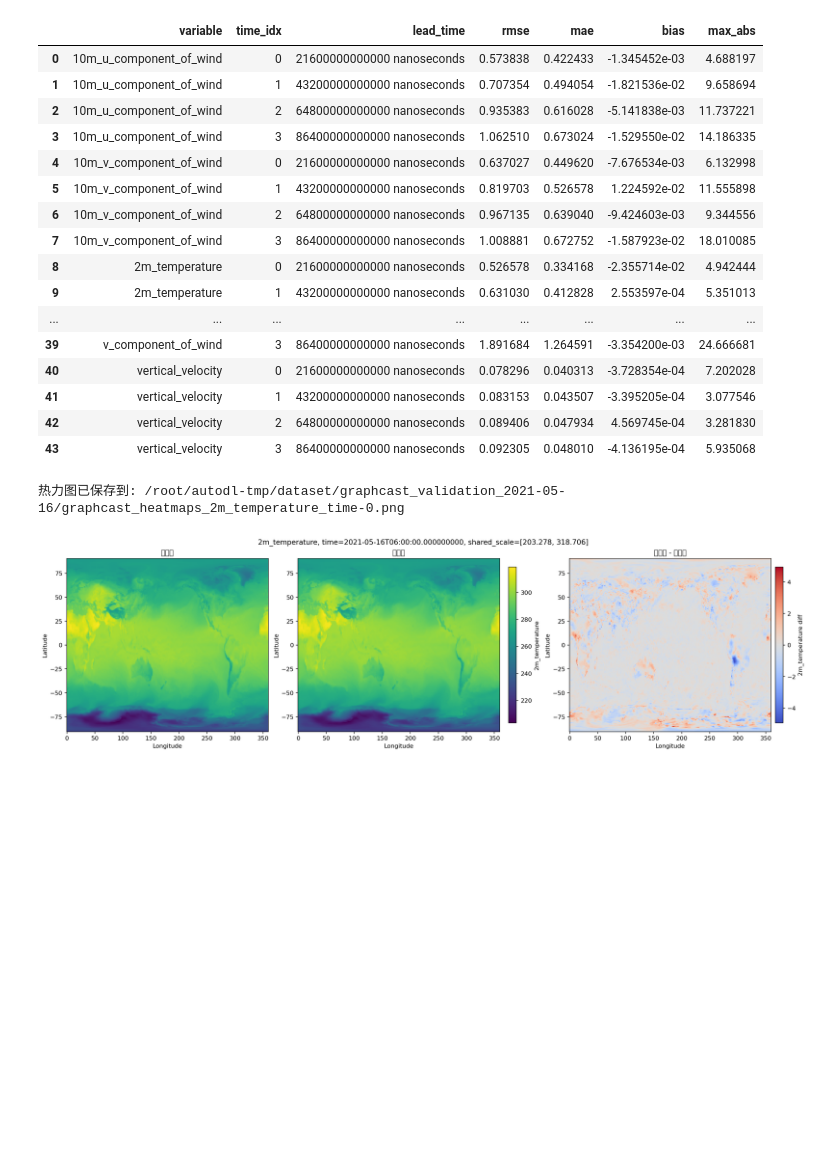
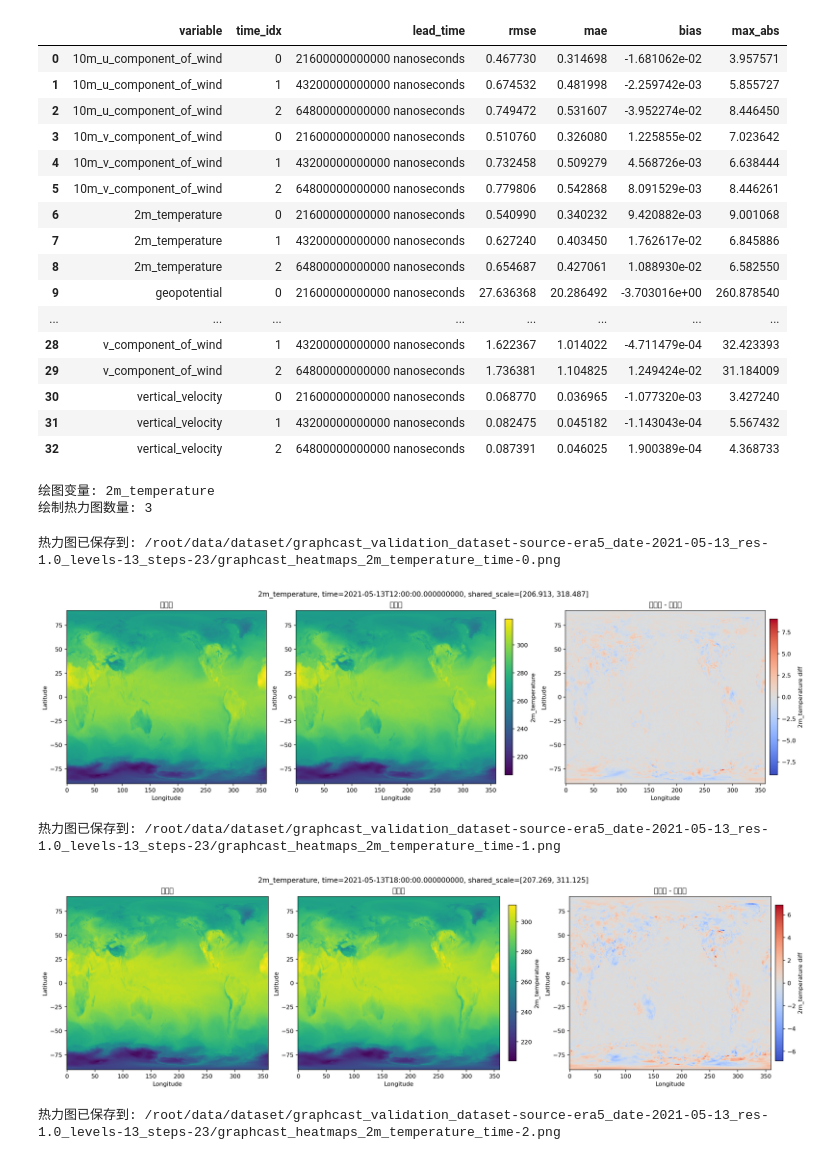
Before and after one commit to PiuQiuPiaQia/gnn-vis, a Jupyter notebook: GraphCast/weather-analysis/typhoon-impact-physics-analysis/preprocess/validate_graphcast_lowres_dataset.ipynb, the cells around one changed output. Drawn from its saved outputs; the diff is of its cells as text; code cells hidden in the pictures; blank space fills up the shorter version.

Commit message:
Add dynamic dataset windows and batch comparison runs

```diff
--- a/GraphCast/weather-analysis/typhoon-impact-physics-analysis/preprocess/validate_graphcast_lowres_dataset.ipynb
+++ b/GraphCast/weather-analysis/typhoon-impact-physics-analysis/preprocess/validate_graphcast_lowres_dataset.ipynb
@@ -716,8 +954,15 @@ comparison = compare_graphcast_predictions(
     CANDIDATE_DATASET_PATH,
     params_path=LOW_RES_PARAMS_PATH,
     stats_dir=STATS_DIR,
+    eval_steps=EVAL_STEPS,
 )
-exported_paths = export_prediction_comparison(comparison, EXPORT_DIR)
+exported_paths = export_prediction_comparison(
+    comparison,
+    EXPORT_DIR,
+    candidate_dataset=CANDIDATE_DATASET_PATH,
+    reference_dataset=REFERENCE_DATASET_PATH,
+    eval_steps=EVAL_STEPS,
+)
 
 print("导出的对齐结果文件:")
 for name, path in exported_paths.items():
@@ -729,19 +974,24 @@ by_time_metrics = pd.DataFrame(comparison["by_time"]).sort_values(["variable", "
 display(overall_metrics)
 display(by_time_metrics)
 
-# 如果要画高空变量，例如 temperature / u_component_of_wind，需要把 PLOT_LEVEL 改成具体气压层。
-PLOT_VARIABLE = "2m_temperature"
-PLOT_TIME_IDX = 0
-PLOT_LEVEL = None
+plot_variable = resolve_plot_variable(comparison["targets"], requested_variable=PLOT_VARIABLE)
+plot_count = min(HEATMAP_COUNT, int(comparison["targets"].sizes.get("time", 0)))
+print(f"绘图变量: {plot_variable}")
+print(f"绘制热力图数量: {plot_count}")
 
-plot_path = plot_prediction_heatmaps(
-    comparison,
-    EXPORT_DIR,
-    variable=PLOT_VARIABLE,
-    time_idx=PLOT_TIME_IDX,
-    level=PLOT_LEVEL,
-)
-print(f"热力图已保存到: {plot_path}")
-display(Image(filename=str(plot_path)))
+heatmap_paths = []
+for time_idx in range(plot_count):
+    plot_path = plot_prediction_heatmaps(
+        comparison,
+        EXPORT_DIR,
+        variable=plot_variable,
+        time_idx=time_idx,
+        level=PLOT_LEVEL,
+    )
+    heatmap_paths.append(plot_path)
+    print(f"热力图已保存到: {plot_path}")
+    display(Image(filename=str(plot_path)))
+
+heatmap_paths
 # %% [output]
 导出的对齐结果文件:
@@ -764,19 +1014,24 @@ display(Image(filename=str(plot_path)))
 |  | variable | time_idx | lead_time | rmse | mae | bias | max_abs |
-| 0 | 10m_u_component_of_wind | 0 | 21600000000000 nanoseconds | 0.573838 | 0.422433 | -1.345452e-03 | 4.688197 |
-| 1 | 10m_u_component_of_wind | 1 | 43200000000000 nanoseconds | 0.707354 | 0.494054 | -1.821536e-02 | 9.658694 |
-| 2 | 10m_u_component_of_wind | 2 | 64800000000000 nanoseconds | 0.935383 | 0.616028 | -5.141838e-03 | 11.737221 |
-| 3 | 10m_u_component_of_wind | 3 | 86400000000000 nanoseconds | 1.062510 | 0.673024 | -1.529550e-02 | 14.186335 |
-| 4 | 10m_v_component_of_wind | 0 | 21600000000000 nanoseconds | 0.637027 | 0.449620 | -7.676534e-03 | 6.132998 |
-| 5 | 10m_v_component_of_wind | 1 | 43200000000000 nanoseconds | 0.819703 | 0.526578 | 1.224592e-02 | 11.555898 |
-| 6 | 10m_v_component_of_wind | 2 | 64800000000000 nanoseconds | 0.967135 | 0.639040 | -9.424603e-03 | 9.344556 |
-| 7 | 10m_v_component_of_wind | 3 | 86400000000000 nanoseconds | 1.008881 | 0.672752 | -1.587923e-02 | 18.010085 |
-| 8 | 2m_temperature | 0 | 21600000000000 nanoseconds | 0.526578 | 0.334168 | -2.355714e-02 | 4.942444 |
-| 9 | 2m_temperature | 1 | 43200000000000 nanoseconds | 0.631030 | 0.412828 | 2.553597e-04 | 5.351013 |
+| 0 | 10m_u_component_of_wind | 0 | 21600000000000 nanoseconds | 0.467730 | 0.314698 | -1.681062e-02 | 3.957571 |
+| 1 | 10m_u_component_of_wind | 1 | 43200000000000 nanoseconds | 0.674532 | 0.481998 | -2.259742e-03 | 5.855727 |
+| 2 | 10m_u_component_of_wind | 2 | 64800000000000 nanoseconds | 0.749472 | 0.531607 | -3.952274e-02 | 8.446450 |
+| 3 | 10m_v_component_of_wind | 0 | 21600000000000 nanoseconds | 0.510760 | 0.326080 | 1.225855e-02 | 7.023642 |
+| 4 | 10m_v_component_of_wind | 1 | 43200000000000 nanoseconds | 0.732458 | 0.509279 | 4.568726e-03 | 6.638444 |
+| 5 | 10m_v_component_of_wind | 2 | 64800000000000 nanoseconds | 0.779806 | 0.542868 | 8.091529e-03 | 8.446261 |
+| 6 | 2m_temperature | 0 | 21600000000000 nanoseconds | 0.540990 | 0.340232 | 9.420882e-03 | 9.001068 |
+| 7 | 2m_temperature | 1 | 43200000000000 nanoseconds | 0.627240 | 0.403450 | 1.762617e-02 | 6.845886 |
+| 8 | 2m_temperature | 2 | 64800000000000 nanoseconds | 0.654687 | 0.427061 | 1.088930e-02 | 6.582550 |
+| 9 | geopotential | 0 | 21600000000000 nanoseconds | 27.636368 | 20.286492 | -3.703016e+00 | 260.878540 |
 | ... | ... | ... | ... | ... | ... | ... | ... |
-| 39 | v_component_of_wind | 3 | 86400000000000 nanoseconds | 1.891684 | 1.264591 | -3.354200e-03 | 24.666681 |
-| 40 | vertical_velocity | 0 | 21600000000000 nanoseconds | 0.078296 | 0.040313 | -3.728354e-04 | 7.202028 |
-| 41 | vertical_velocity | 1 | 43200000000000 nanoseconds | 0.083153 | 0.043507 | -3.395205e-04 | 3.077546 |
-| 42 | vertical_velocity | 2 | 64800000000000 nanoseconds | 0.089406 | 0.047934 | 4.569745e-04 | 3.281830 |
-| 43 | vertical_velocity | 3 | 86400000000000 nanoseconds | 0.092305 | 0.048010 | -4.136195e-04 | 5.935068 |
+| 28 | v_component_of_wind | 1 | 43200000000000 nanoseconds | 1.622367 | 1.014022 | -4.711479e-04 | 32.423393 |
+| 29 | v_component_of_wind | 2 | 64800000000000 nanoseconds | 1.736381 | 1.104825 | 1.249424e-02 | 31.184009 |
+| 30 | vertical_velocity | 0 | 21600000000000 nanoseconds | 0.068770 | 0.036965 | -1.077320e-03 | 3.427240 |
+| 31 | vertical_velocity | 1 | 43200000000000 nanoseconds | 0.082475 | 0.045182 | -1.143043e-04 | 5.567432 |
+| 32 | vertical_velocity | 2 | 64800000000000 nanoseconds | 0.087391 | 0.046025 | 1.900389e-04 | 4.368733 |
-热力图已保存到: /root/autodl-tmp/dataset/graphcast_validation_2021-05-16/graphcast_heatmaps_2m_temperature_time-0.png
+绘图变量: 2m_temperature
+绘制热力图数量: 3
+热力图已保存到: /root/data/dataset/graphcast_validation_dataset-source-era5_date-2021-05-13_res-1.0_levels-13_steps-23/graphcast_heatmaps_2m_temperature_time-0.png
-[figure, old version]
+[figure, new version]
+热力图已保存到: /root/data/dataset/graphcast_validation_dataset-source-era5_date-2021-05-13_res-1.0_levels-13_steps-23/graphcast_heatmaps_2m_temperature_time-1.png
+[figure, added]
+热力图已保存到: /root/data/dataset/graphcast_validation_dataset-source-era5_date-2021-05-13_res-1.0_levels-13_steps-23/graphcast_heatmaps_2m_temperature_time-2.png
```
Also changed, not shown: parts of 7 cells of this notebook, 14 other files.
